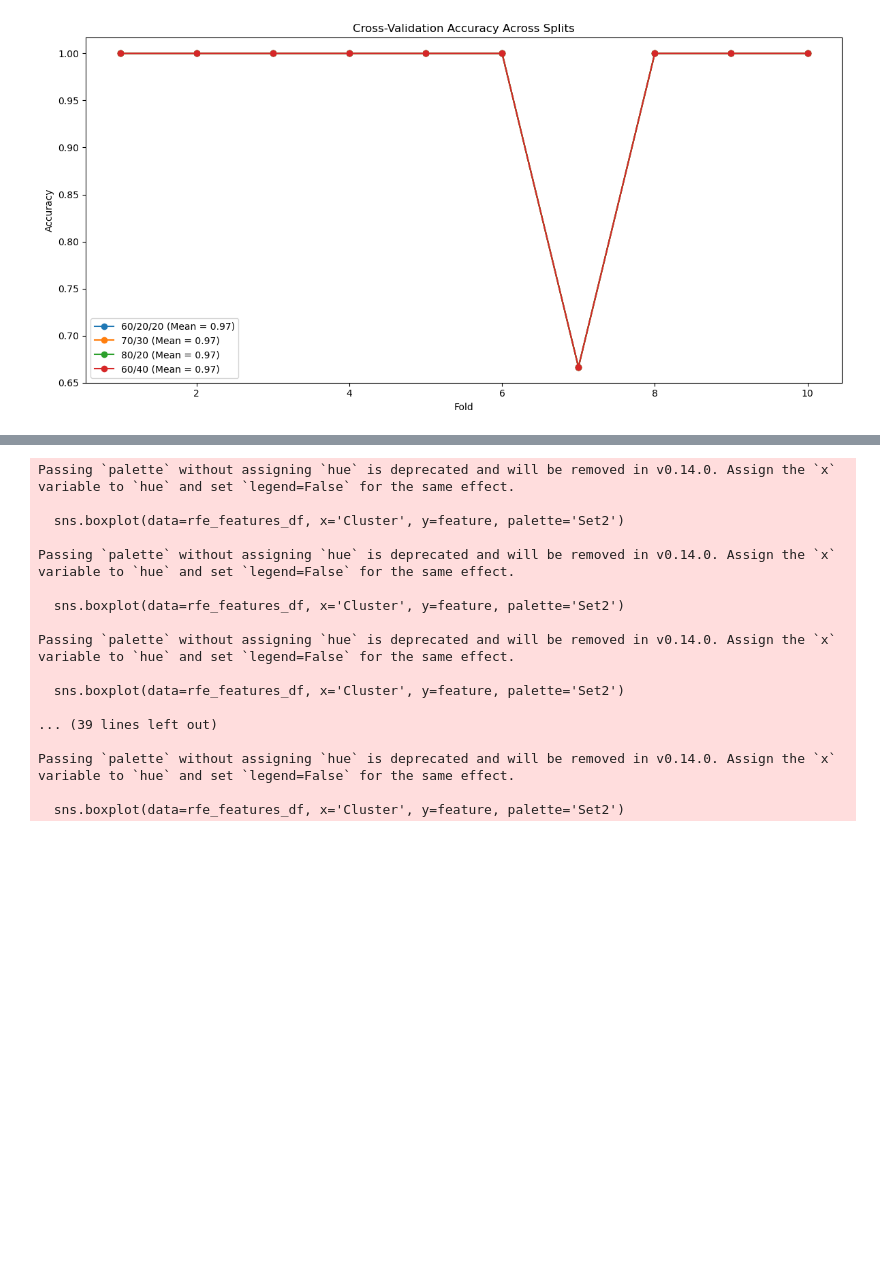
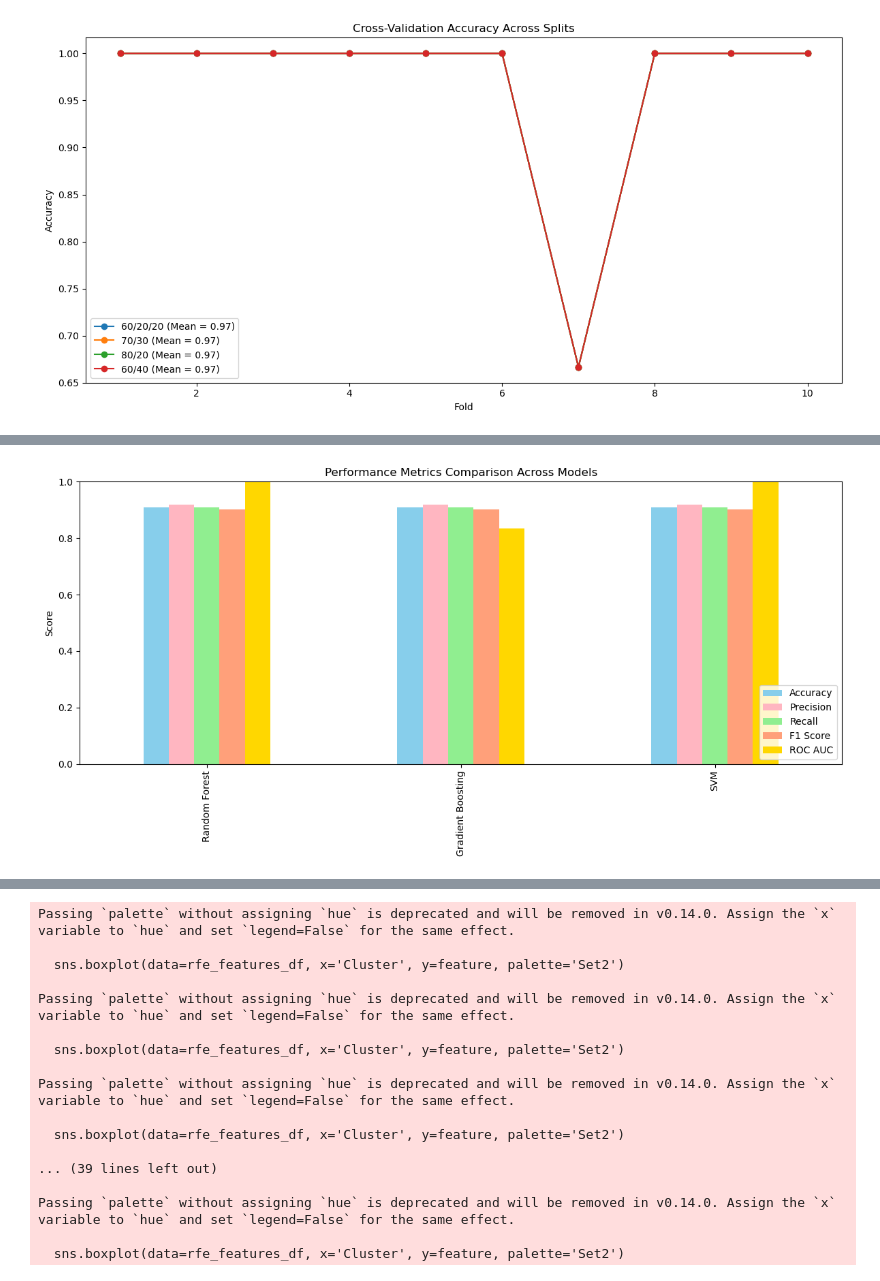
Before and after one commit to alecplotkin/DATA-481-Team-Virology, a Jupyter notebook: Praveen-Puviindran/try2/data_20250325.ipynb, the cells around one changed output, grey strips where cells are left out. Drawn from its saved outputs; the diff is of its cells as text; code cells hidden in the pictures; blank space fills up the shorter version.

```diff
--- a/Praveen-Puviindran/try2/data_20250325.ipynb
+++ b/Praveen-Puviindran/try2/data_20250325.ipynb
@@ -573,0 +697,94 @@ plt.show()
+# %%
+from sklearn.ensemble import GradientBoostingClassifier
+from sklearn.svm import SVC
+from sklearn.metrics import classification_report, confusion_matrix, roc_curve, auc, accuracy_score, precision_score, recall_score, f1_score
+from sklearn.model_selection import train_test_split, cross_val_score
+import seaborn as sns
+
+import matplotlib.pyplot as plt
+
+# Define alternative models
+models = {
+    "Random Forest": RandomForestClassifier(random_state=42, max_depth=10),
+    "Gradient Boosting": GradientBoostingClassifier(random_state=42),
+    "SVM": SVC(probability=True, random_state=42)
+}
+
+# Store performance metrics for each model
+model_metrics = {}
+confusion_matrices = {}
+roc_curves = {}
+
+# Evaluate each model
+for model_name, model in models.items():
+    # Split the data
+    X_train, X_test, y_train, y_test = train_test_split(
+        X[selected_features], y, test_size=0.3, random_state=42
+    )
+
+    # Train the model
+    model.fit(X_train, y_train)
+
+    # Predict on the test set
+    y_pred = model.predict(X_test)
+    y_proba = model.predict_proba(X_test)[:, 1] if hasattr(model, "predict_proba") else None
+
+    # Evaluate the model
+    accuracy = accuracy_score(y_test, y_pred)
+    precision = precision_score(y_test, y_pred, average='weighted')
+    recall = recall_score(y_test, y_pred, average='weighted')
+    f1 = f1_score(y_test, y_pred, average='weighted')
+    roc_auc = auc(*roc_curve((y_test == y.unique()[1]).astype(int), y_proba)[:2]) if y_proba is not None else None
+
+    # Store metrics
+    model_metrics[model_name] = [accuracy, precision, recall, f1, roc_auc]
+    confusion_matrices[model_name] = confusion_matrix(y_test, y_pred)
+    if y_proba is not None:
+        roc_curves[model_name] = roc_curve((y_test == y.unique()[1]).astype(int), y_proba)
+
+# Create a DataFrame for metrics
+metrics_df = pd.DataFrame.from_dict(model_metrics, orient='index', columns=['Accuracy', 'Precision', 'Recall', 'F1 Score', 'ROC AUC'])
+
+# Plot performance metrics
+metrics_df.plot(kind='bar', figsize=(12, 6), color=['#87CEEB', '#FFB6C1', '#90EE90', '#FFA07A', '#FFD700'])
+plt.title('Performance Metrics Comparison Across Models')
+plt.ylabel('Score')
+plt.ylim(0, 1)
+plt.legend(loc='lower right')
+plt.tight_layout()
+plt.show()
+
+# Plot confusion matrices
+for model_name, cm in confusion_matrices.items():
+    plt.figure(figsize=(6, 6))
+    plt.title(f'Confusion Matrix ({model_name})')
+    sns.heatmap(cm, annot=True, fmt='d', cmap='Blues', xticklabels=y.unique(), yticklabels=y.unique())
+    plt.xlabel('Predicted')
+    plt.ylabel('Actual')
+    plt.show()
+
+# Plot ROC AUC curves
+plt.figure(figsize=(10, 8))
+for model_name, (fpr, tpr, _) in roc_curves.items():
+    roc_auc = auc(fpr, tpr)
+    plt.plot(fpr, tpr, label=f'{model_name} (AUC = {roc_auc:.2f})')
+plt.plot([0, 1], [0, 1], 'k--', label='Random Guess')
+plt.xlabel('False Positive Rate')
+plt.ylabel('True Positive Rate')
+plt.title('ROC AUC Curves Across Models')
+plt.legend(loc='lower right')
+plt.tight_layout()
+plt.show()
+
+# Cross-validation for Random Forest
+cv_scores = cross_val_score(RandomForestClassifier(random_state=42, max_depth=10), X[selected_features], y, cv=10, scoring='accuracy')
+plt.figure(figsize=(12, 6))
+plt.plot(range(1, len(cv_scores) + 1), cv_scores, marker='o', label=f'Random Forest (Mean = {cv_scores.mean():.2f})')
+plt.xlabel('Fold')
+plt.ylabel('Accuracy')
+plt.title('Cross-Validation Accuracy for Random Forest')
+plt.legend()
+plt.tight_layout()
+plt.show()
+# %% [output]
+[figure, added]
```
Also changed, not shown: parts of 38 cells of this notebook, 2 other files.
